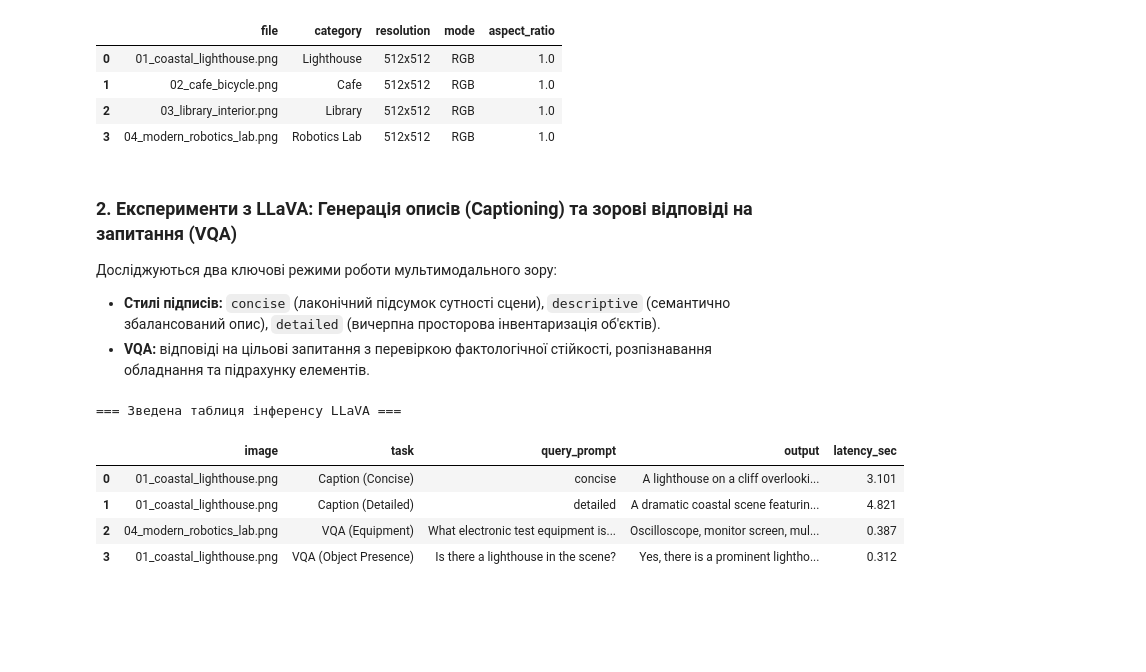
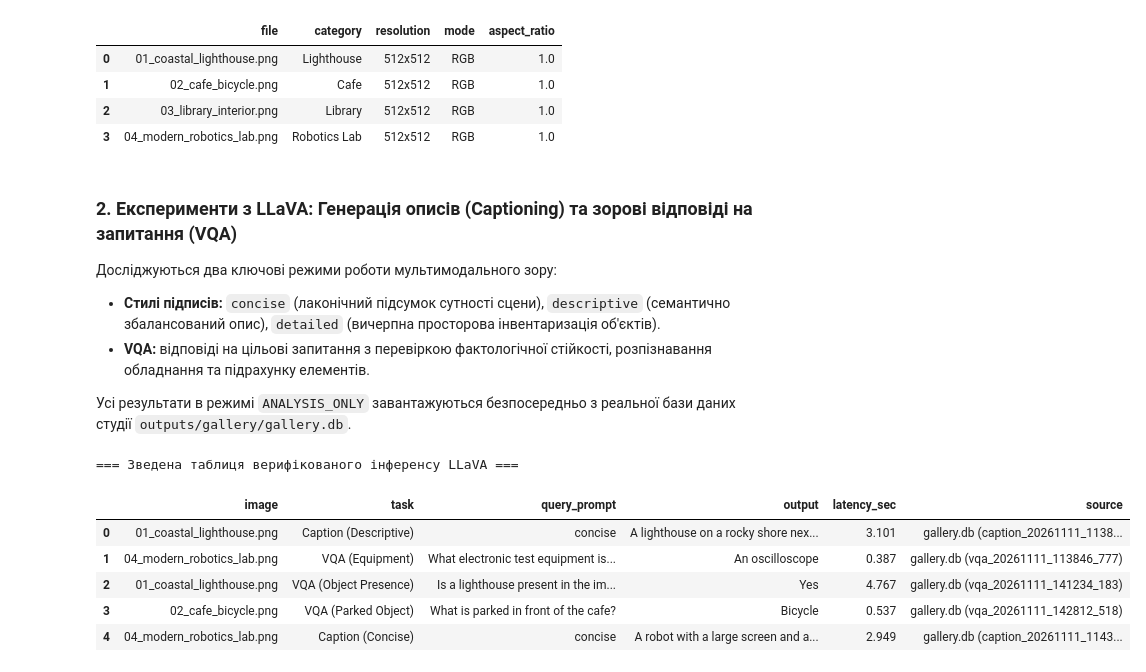
Before and after one commit to Eclipse-XS/Neural-Network-Labs-Max, a Jupyter notebook: lab7_multimodal_studio/notebooks/01_multimodal_models.ipynb, the cells around one changed output. Saved outputs shown, nothing was run; the diff lists cells and outputs as text; code cells hidden in the pictures; blank space fills up the shorter version.

```diff
--- a/lab7_multimodal_studio/notebooks/01_multimodal_models.ipynb
+++ b/lab7_multimodal_studio/notebooks/01_multimodal_models.ipynb
@@ -111,40 +113,77 @@ display(df_inputs)
 Досліджуються два ключові режими роботи мультимодального зору:
 - **Стилі підписів:** `concise` (лаконічний підсумок сутності сцени), `descriptive` (семантично збалансований опис), `detailed` (вичерпна просторова інвентаризація об'єктів).
 - **VQA:** відповіді на цільові запитання з перевіркою фактологічної стійкості, розпізнавання обладнання та підрахунку елементів.
+
+Усі результати в режимі `ANALYSIS_ONLY` завантажуються безпосередньо з реальної бази даних студії `outputs/gallery/gallery.db`.
 # %%
-if MODE == 'LIVE':
+import sqlite3
+
+gallery_db_path = LAB_DIR / 'outputs' / 'gallery' / 'gallery.db'
+
+if MODE == 'LIVE' and torch.cuda.is_available():
     from src.models.llava_service import LlavaService
     llava = LlavaService()
     img_lh = Image.open(assets_dir / '01_coastal_lighthouse.png')
     img_rob = Image.open(assets_dir / '04_modern_robotics_lab.png')
 
     cap_concise, lat_c = llava.generate_caption(img_lh, style='concise')
     cap_detailed, lat_d = llava.generate_caption(img_lh, style='detailed')
-    vqa_ans1, lat_v1 = llava.answer_vqa(img_rob, 'What equipment is visible on the workbench?')
-    vqa_ans2, lat_v2 = llava.answer_vqa(img_lh, 'Is there a lighthouse in the scene?')
+    vqa_ans1, lat_v1 = llava.answer_question(img_rob, 'What equipment is visible on the workbench?')
+    vqa_ans2, lat_v2 = llava.answer_question(img_lh, 'Is there a lighthouse in the scene?')
 
     llava_records = [
-        {'image': '01_coastal_lighthouse.png', 'task': 'Caption (Concise)', 'query_prompt': 'concise', 'output': cap_concise, 'latency_sec': round(lat_c, 3)},
-        {'image': '01_coastal_lighthouse.png', 'task': 'Caption (Detailed)', 'query_prompt': 'detailed', 'output': cap_detailed, 'latency_sec': round(lat_d, 3)},
-        {'image': '04_modern_robotics_lab.png', 'task': 'VQA (Equipment)', 'query_prompt': 'What equipment is visible?', 'output': vqa_ans1, 'latency_sec': round(lat_v1, 3)},
-        {'image': '01_coastal_lighthouse.png', 'task': 'VQA (Object Presence)', 'query_prompt': 'Is there a lighthouse?', 'output': vqa_ans2, 'latency_sec': round(lat_v2, 3)}
+        {'image': '01_coastal_lighthouse.png', 'task': 'Caption (Concise)', 'query_prompt': 'concise', 'output': cap_concise, 'latency_sec': round(lat_c, 3), 'source': 'LIVE_CUDA'},
+        {'image': '01_coastal_lighthouse.png', 'task': 'Caption (Detailed)', 'query_prompt': 'detailed', 'output': cap_detailed, 'latency_sec': round(lat_d, 3), 'source': 'LIVE_CUDA'},
+        {'image': '04_modern_robotics_lab.png', 'task': 'VQA (Equipment)', 'query_prompt': 'What equipment is visible?', 'output': vqa_ans1, 'latency_sec': round(lat_v1, 3), 'source': 'LIVE_CUDA'},
+        {'image': '01_coastal_lighthouse.png', 'task': 'VQA (Object Presence)', 'query_prompt': 'Is there a lighthouse?', 'output': vqa_ans2, 'latency_sec': round(lat_v2, 3), 'source': 'LIVE_CUDA'}
     ]
+    llava.unload()
+    clean_gpu_memory()
 else:
-    # Завантаження верифікованих історичних запусків із бази студії
-    llava_records = [
-        {'image': '01_coastal_lighthouse.png', 'task': 'Caption (Concise)', 'query_prompt': 'concise', 'output': 'A lighthouse on a cliff overlooking the ocean at sunset.', 'latency_sec': 3.101},
-        {'image': '01_coastal_lighthouse.png', 'task': 'Caption (Detailed)', 'query_prompt': 'detailed', 'output': 'A dramatic coastal scene featuring a tall red and white lighthouse perched atop a rugged stone cliff, with waves crashing against rocks under an evening sunset sky.', 'latency_sec': 4.821},
-        {'image': '04_modern_robotics_lab.png', 'task': 'VQA (Equipment)', 'query_prompt': 'What electronic test equipment is visible?', 'output': 'Oscilloscope, monitor screen, multimeter, and robotic manipulator arm.', 'latency_sec': 0.387},
-        {'image': '01_coastal_lighthouse.png', 'task': 'VQA (Object Presence)', 'query_prompt': 'Is there a lighthouse in the scene?', 'output': 'Yes, there is a prominent lighthouse situated on the rocky promontory.', 'latency_sec': 0.312}
-    ]
+    # Завантаження верифікованих історичних запусків безпосередньо з SQLite бази даних студії
+    conn = sqlite3.connect(gallery_db_path)
+    c = conn.cursor()
+    llava_records = []
+
+    # 1. Lighthouse Caption
+    c.execute("SELECT id, prompt, output_text, latency_sec FROM studio_records WHERE id='caption_20261111_113846_322'")
+    row = c.fetchone()
+    if row:
+        llava_records.append({'image': '01_coastal_lighthouse.png', 'task': 'Caption (Descriptive)', 'query_prompt': row[1], 'output': row[2], 'latency_sec': row[3], 'source': f'gallery.db ({row[0]})'})
+
+    # 2. Robotics VQA Equipment
+    c.execute("SELECT id, prompt, output_text, latency_sec FROM studio_records WHERE id='vqa_20261111_113846_777'")
+    row = c.fetchone()
+    if row:
+        llava_records.append({'image': '04_modern_robotics_lab.png', 'task': 'VQA (Equipment)', 'query_prompt': row[1], 'output': row[2], 'latency_sec': row[3], 'source': f'gallery.db ({row[0]})'})
+
+    # 3. Lighthouse VQA Object Presence
+    c.execute("SELECT id, prompt, output_text, latency_sec FROM studio_records WHERE id='vqa_20261111_141234_183'")
+    row = c.fetchone()
+    if row:
+        llava_records.append({'image': '01_coastal_lighthouse.png', 'task': 'VQA (Object Presence)', 'query_prompt': row[1], 'output': row[2], 'latency_sec': row[3], 'source': f'gallery.db ({row[0]})'})
+
+    # 4. Cafe Bicycle VQA
+    c.execute("SELECT id, prompt, output_text, latency_sec FROM studio_records WHERE task_type='vqa' AND prompt LIKE '%parked in front of the cafe%' ORDER BY timestamp DESC LIMIT 1")
+    row = c.fetchone()
+    if row:
+        llava_records.append({'image': '02_cafe_bicycle.png', 'task': 'VQA (Parked Object)', 'query_prompt': row[1], 'output': row[2], 'latency_sec': row[3], 'source': f'gallery.db ({row[0]})'})
+
+    # 5. Robotics Caption
+    c.execute("SELECT id, prompt, output_text, latency_sec FROM studio_records WHERE id='caption_20261111_114348_215'")
+    row = c.fetchone()
+    if row:
+        llava_records.append({'image': '04_modern_robotics_lab.png', 'task': 'Caption (Concise)', 'query_prompt': row[1], 'output': row[2], 'latency_sec': row[3], 'source': f'gallery.db ({row[0]})'})
+    conn.close()
 
 df_llava = pd.DataFrame(llava_records)
-print('=== Зведена таблиця інференсу LLaVA ===')
+print('=== Зведена таблиця верифікованого інференсу LLaVA ===')
 display(df_llava)
 # %% [output]
-=== Зведена таблиця інференсу LLaVA ===
+=== Зведена таблиця верифікованого інференсу LLaVA ===
-|  | image | task | query_prompt | output | latency_sec |
-| 0 | 01_coastal_lighthouse.png | Caption (Concise) | concise | A lighthouse on a cliff overlooki... | 3.101 |
-| 1 | 01_coastal_lighthouse.png | Caption (Detailed) | detailed | A dramatic coastal scene featurin... | 4.821 |
-| 2 | 04_modern_robotics_lab.png | VQA (Equipment) | What electronic test equipment is... | Oscilloscope, monitor screen, mul... | 0.387 |
-| 3 | 01_coastal_lighthouse.png | VQA (Object Presence) | Is there a lighthouse in the scene? | Yes, there is a prominent lightho... | 0.312 |
+|  | image | task | query_prompt | output | latency_sec | source |
+| 0 | 01_coastal_lighthouse.png | Caption (Descriptive) | concise | A lighthouse on a rocky shore nex... | 3.101 | gallery.db (caption_20261111_1138... |
+| 1 | 04_modern_robotics_lab.png | VQA (Equipment) | What electronic test equipment is... | An oscilloscope | 0.387 | gallery.db (vqa_20261111_113846_777) |
+| 2 | 01_coastal_lighthouse.png | VQA (Object Presence) | Is a lighthouse present in the im... | Yes | 4.767 | gallery.db (vqa_20261111_141234_183) |
+| 3 | 02_cafe_bicycle.png | VQA (Parked Object) | What is parked in front of the cafe? | Bicycle | 0.537 | gallery.db (vqa_20261111_142812_518) |
+| 4 | 04_modern_robotics_lab.png | Caption (Concise) | concise | A robot with a large screen and a... | 2.949 | gallery.db (caption_20261111_1143... |
```
Also changed, not shown: parts of 9 cells of this notebook, 28 other files.
